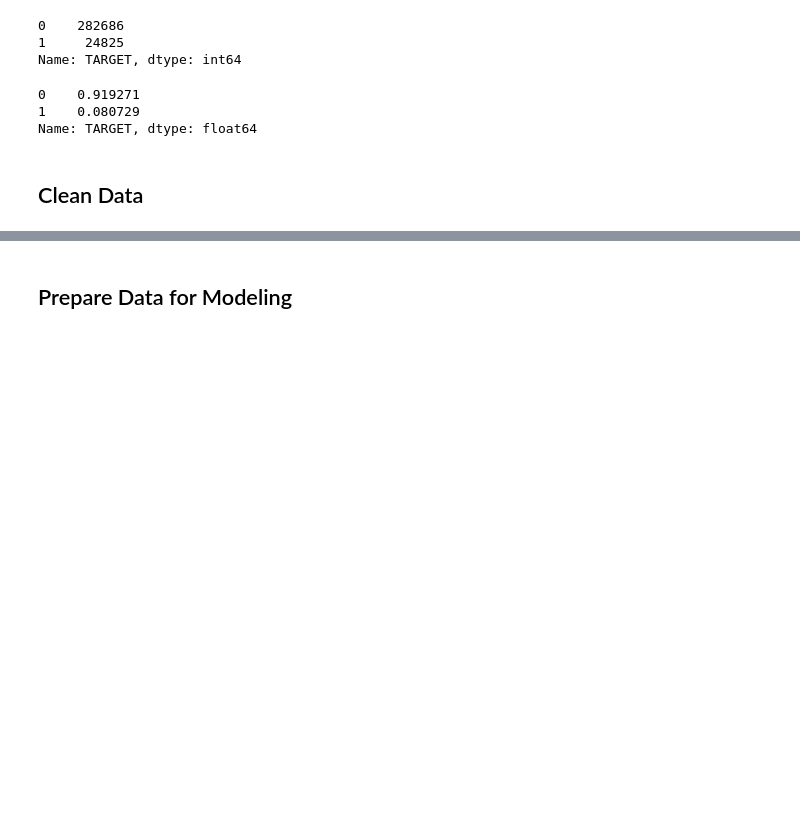
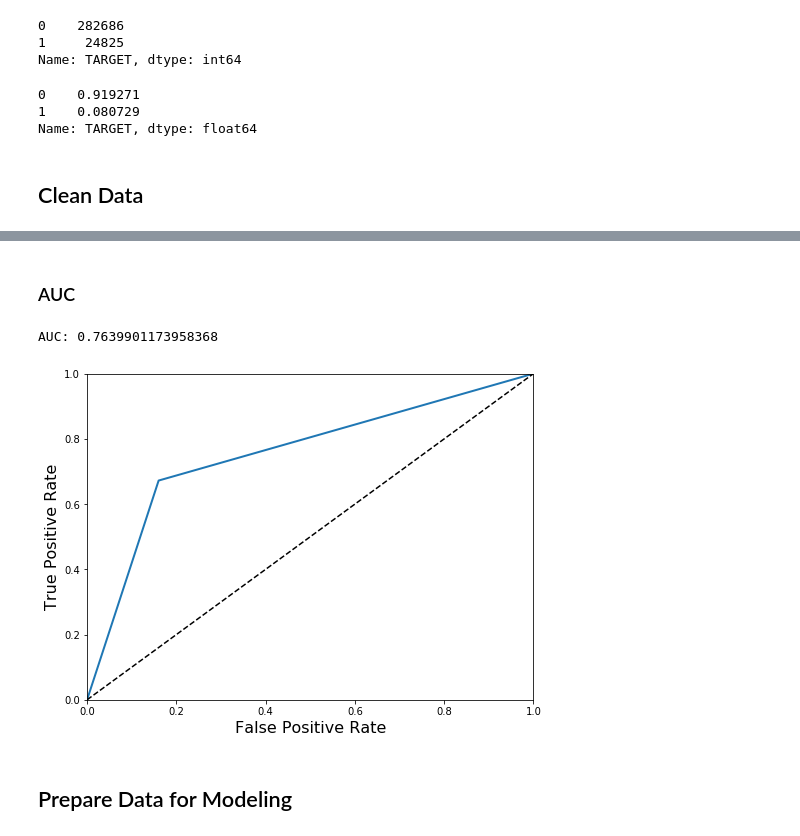
Before and after one commit to jtzupan/homeCredit, a Jupyter notebook: Explore.ipynb, the cells around one changed output, grey strips where cells are left out. Drawn from its saved outputs; the diff is of its cells as text; code cells hidden in the pictures; blank space fills up the shorter version.

Commit message:
keras prototype built

```diff
--- a/Explore.ipynb
+++ b/Explore.ipynb
@@ -79,0 +206,19 @@ categoricalDF = pd.concat([applicationDF[categoricalColumns], numericalColumnsNa
+# %%
+# define the NN architecture
+inputs = layers.Input(shape=(69,), name="inputs")
+
+fc1 = layers.Dense(units=256, activation='relu', name='fc1')(inputs)
+fc2 = layers.Dense(units=512, activation='relu', name='fc2')(fc1)
+fc3 = layers.Dense(units=512, activation='relu', name='fc3')(fc2)
+fc4 = layers.Dense(units=512, activation='relu', name='fc4')(fc3)
+
+outputs = layers.Dense(units=2, activation='softmax', name='outputs')(fc4)
+model = models.Model(inputs=[inputs], outputs=[outputs])
+# %%
+# set up the optimizer and the loss function
+optimizer = optimizers.Adam(lr=0.0001)
+loss = losses.binary_crossentropy
+early_stopping = callbacks.EarlyStopping(monitor='val_loss', patience=10, verbose=1)
+# %%
+model.compile(loss=loss, metrics=['accuracy'], optimizer=optimizer)
+model.fit(x=training_set, y=training_targets, batch_size=128, validation_split=0.1, callbacks=[early_stopping], epochs=100)
@@ -80 +252,26 @@ categoricalDF = pd.concat([applicationDF[categoricalColumns], numericalColumnsNa
+# %% [markdown]
+### AUC
+# %%
+from sklearn.metrics import roc_curve, roc_auc_score
+y_pred_keras = model.predict(validation_set)
+fpr, tpr, thresholds = roc_curve(validation_targets, np.argmax(y_pred_keras, axis=1))
+print("AUC: {}".format(roc_auc_score(np.argmax(y_pred_keras, axis=1), validation_targets)))
+# %% [output]
+AUC: 0.7639901173958368
+# %%
+import matplotlib.pyplot as plt
+%matplotlib inline
+
+def plot_roc_curve(fpr, tpr, label=None):
+    plt.plot(fpr, tpr, linewidth=2, label=label)
+    plt.plot([0, 1], [0, 1], 'k--')
+    plt.axis([0, 1, 0, 1])
+    plt.xlabel('False Positive Rate', fontsize=16)
+    plt.ylabel('True Positive Rate', fontsize=16)
+
+plt.figure(figsize=(8, 6))
+plot_roc_curve(fpr, tpr)
+plt.show()
+# %% [output]
+[figure, added]
 # %%
```
Also changed, not shown: parts of 46 cells of this notebook.
